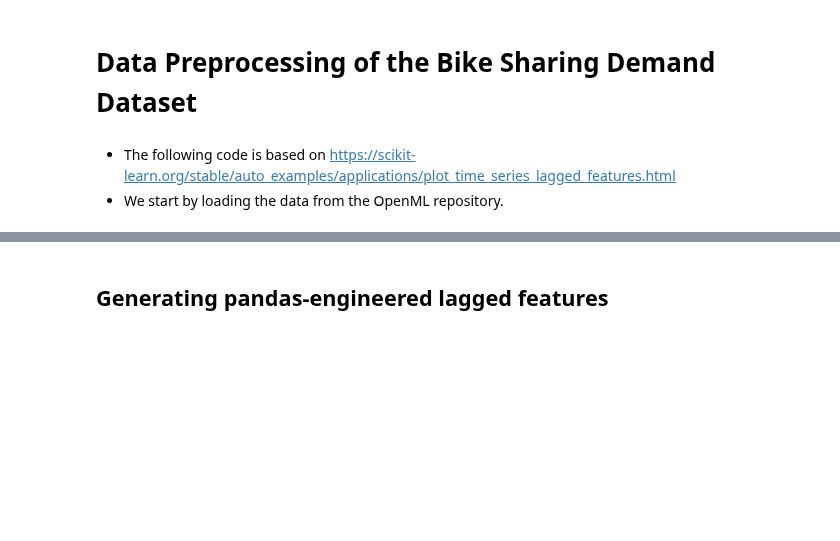
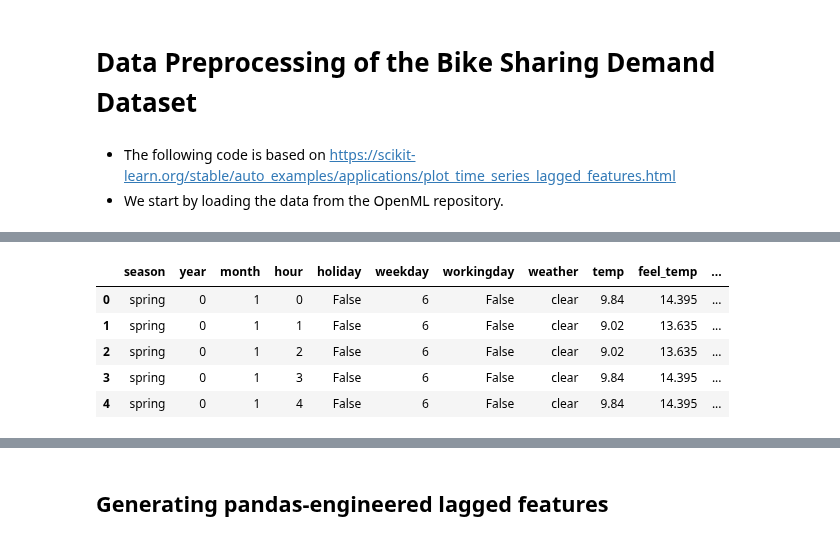
Before and after one commit to sequential-parameter-optimization/spotRiver, a Jupyter notebook: notebooks/bike_sharing_demand_preprocessing.ipynb, the cells around one changed output, grey strips where cells are left out. Drawn from its saved outputs; the diff is of its cells as text; code cells hidden in the pictures; blank space fills up the shorter version.

```diff
--- a/notebooks/bike_sharing_demand_preprocessing.ipynb
+++ b/notebooks/bike_sharing_demand_preprocessing.ipynb
@@ -33,3 +34,12 @@ Statistics of the Dataset
 | 50% | 1.000000 | 7.000000 | 12.000000 | 3.000000 | 20.500000 | 24.240000 | 0.630000 | 12.998000 | 142.000000 |
 | 75% | 1.000000 | 10.000000 | 18.000000 | 5.000000 | 27.060000 | 31.060000 | 0.780000 | 16.997900 | 281.000000 |
 | max | 1.000000 | 12.000000 | 23.000000 | 6.000000 | 41.000000 | 50.000000 | 1.000000 | 56.996900 | 977.000000 |
+# %%
+df.head()
+# %% [output]
+|  | season | year | month | hour | holiday | weekday | workingday | weather | temp | feel_temp | ... |
+| 0 | spring | 0 | 1 | 0 | False | 6 | False | clear | 9.84 | 14.395 | ... |
+| 1 | spring | 0 | 1 | 1 | False | 6 | False | clear | 9.02 | 13.635 | ... |
+| 2 | spring | 0 | 1 | 2 | False | 6 | False | clear | 9.02 | 13.635 | ... |
+| 3 | spring | 0 | 1 | 3 | False | 6 | False | clear | 9.84 | 14.395 | ... |
+| 4 | spring | 0 | 1 | 4 | False | 6 | False | clear | 9.84 | 14.395 | ... |
```
Also changed, not shown: parts of 6 cells of this notebook, 2 other files.
